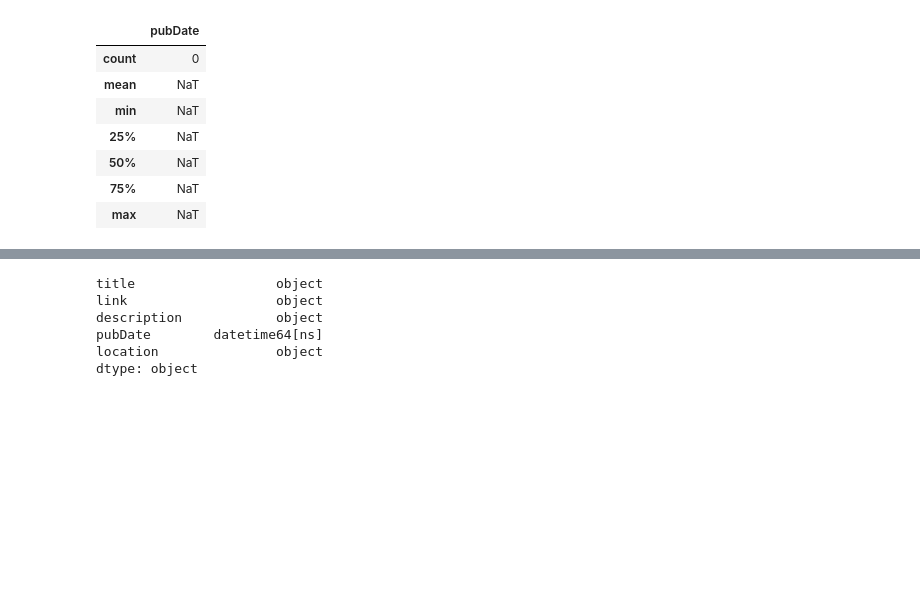
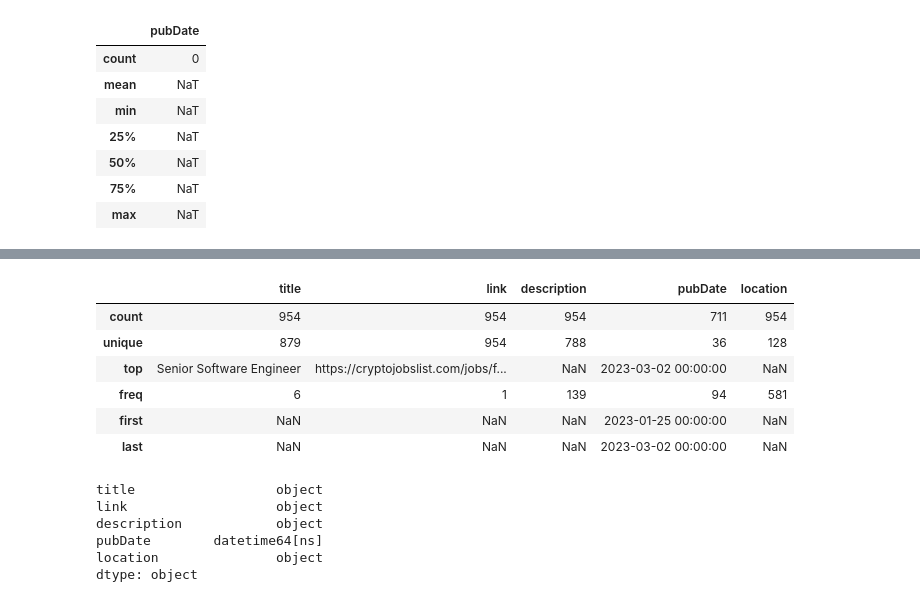
Before and after one commit to 0JCRG0/Crawler-remote-jobs, a Jupyter notebook: RSS_CRAWLERS/ALL_rss analysis.ipynb, the cells around one changed output, grey strips where cells are left out. Cells and saved outputs as stored; diff of their text form; code cells hidden in the pictures; blank space fills up the shorter version.

```diff
--- a/RSS_CRAWLERS/ALL_rss analysis.ipynb
+++ b/RSS_CRAWLERS/ALL_rss analysis.ipynb
@@ -196,3 +205,13 @@ df
+# %%
+df.describe()
+# %% [output]
+|  | title | link | description | pubDate | location |
+| count | 954 | 954 | 954 | 711 | 954 |
+| unique | 879 | 954 | 788 | 36 | 128 |
+| top | Senior Software Engineer | https://cryptojobslist.com/jobs/f... | NaN | 2023-03-02 00:00:00 | NaN |
+| freq | 6 | 1 | 139 | 94 | 581 |
+| first | NaN | NaN | NaN | 2023-01-25 00:00:00 | NaN |
+| last | NaN | NaN | NaN | 2023-03-02 00:00:00 | NaN |
 # %%
 df.dtypes
 # %% [output]
```
Also changed, not shown: parts of 22 cells of this notebook, 2 other files.
